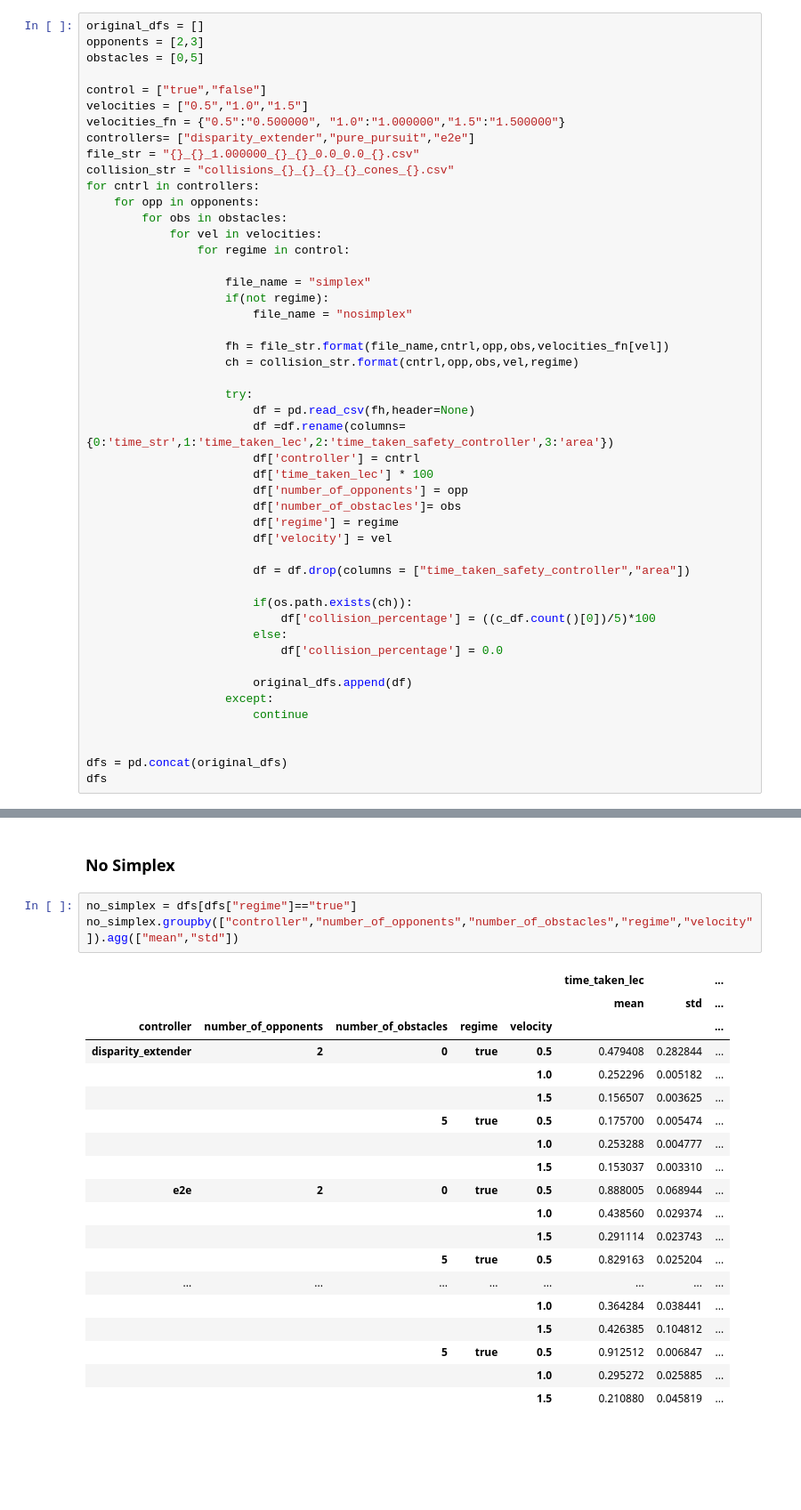
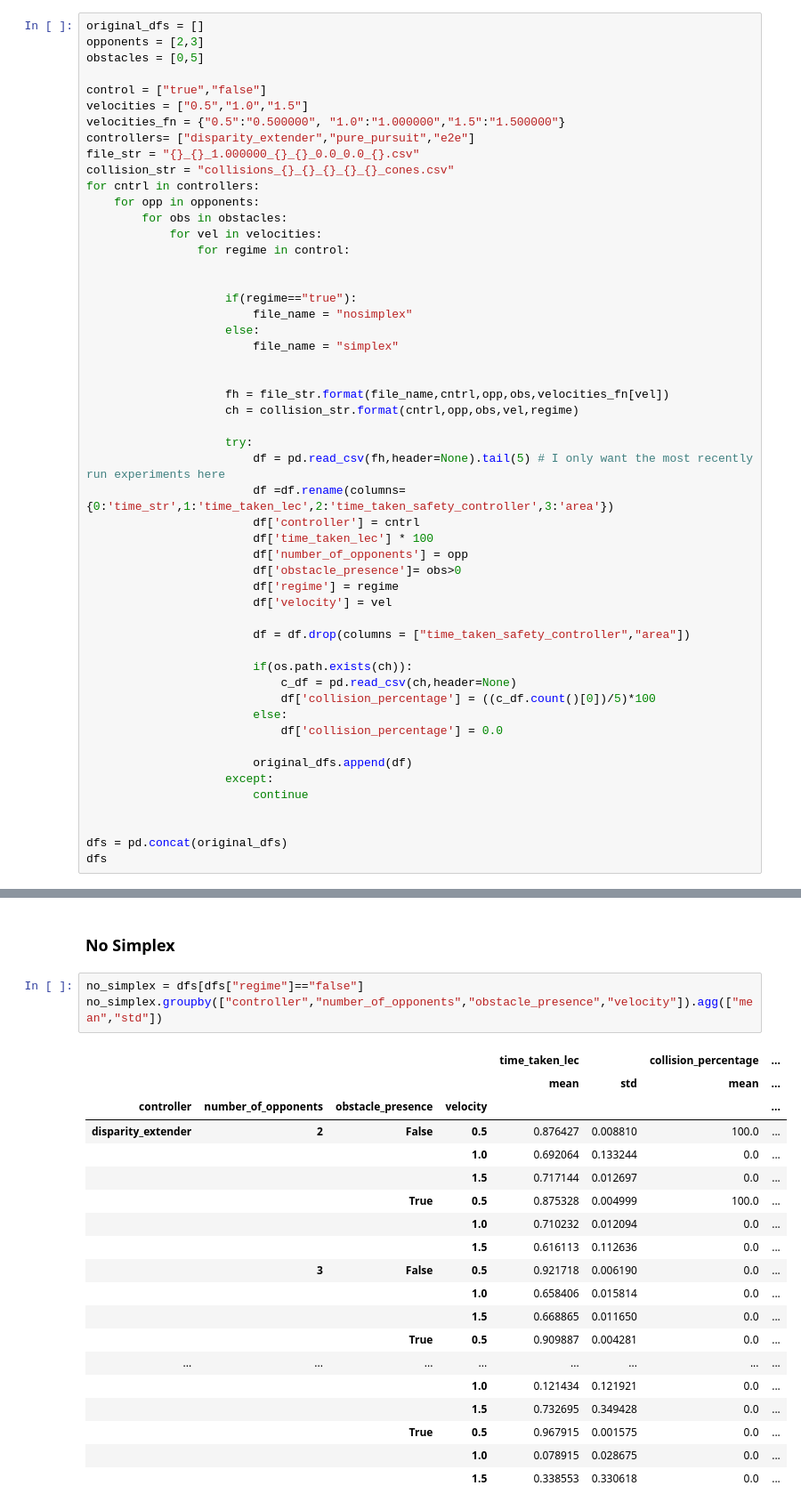
Before and after one commit to pmusau17/Platooning-F1Tenth, a Jupyter notebook: src/rtreach/logs/aij_experiments/Simplex vs Control Experiments.ipynb, the cells around one changed output, grey strips where cells are left out. Shown at 89% size. Saved outputs shown, nothing was run; the diff lists cells and outputs as text; blank space fills up the shorter version.

```diff
--- a/src/rtreach/logs/aij_experiments/Simplex vs Control Experiments.ipynb
+++ b/src/rtreach/logs/aij_experiments/Simplex vs Control Experiments.ipynb
@@ -20,33 +31,37 @@ velocities = ["0.5","1.0","1.5"]
 velocities_fn = {"0.5":"0.500000", "1.0":"1.000000","1.5":"1.500000"}
 controllers= ["disparity_extender","pure_pursuit","e2e"]
 file_str = "{}_{}_1.000000_{}_{}_0.0_0.0_{}.csv"
-collision_str = "collisions_{}_{}_{}_{}_cones_{}.csv"
+collision_str = "collisions_{}_{}_{}_{}_{}_cones.csv"
 for cntrl in controllers:
     for opp in opponents:
         for obs in obstacles:
             for vel in velocities:
                 for regime in control:
 
-                    file_name = "simplex"
-                    if(not regime):
+
+                    if(regime=="true"):
                         file_name = "nosimplex"
+                    else:
+                        file_name = "simplex"
+
 
                     fh = file_str.format(file_name,cntrl,opp,obs,velocities_fn[vel])
                     ch = collision_str.format(cntrl,opp,obs,vel,regime)
 
                     try:
-                        df = pd.read_csv(fh,header=None)
+                        df = pd.read_csv(fh,header=None).tail(5) # I only want the most recently run experiments here
                         df =df.rename(columns={0:'time_str',1:'time_taken_lec',2:'time_taken_safety_controller',3:'area'})
                         df['controller'] = cntrl
                         df['time_taken_lec'] * 100
                         df['number_of_opponents'] = opp
-                        df['number_of_obstacles']= obs
+                        df['obstacle_presence']= obs>0
                         df['regime'] = regime
                         df['velocity'] = vel
 
                         df = df.drop(columns = ["time_taken_safety_controller","area"])
 
                         if(os.path.exists(ch)):
+                            c_df = pd.read_csv(ch,header=None)
                             df['collision_percentage'] = ((c_df.count()[0])/5)*100
                         else:
                             df['collision_percentage'] = 0.0
@@ -140,25 +159,25 @@ simplex.groupby(["controller","number_of_opponents","number_of_obstacles","regim
 # %% [markdown]
 ### No Simplex
 # %%
-no_simplex = dfs[dfs["regime"]=="true"]
-no_simplex.groupby(["controller","number_of_opponents","number_of_obstacles","regime","velocity"]).agg(["mean","std"])
+no_simplex = dfs[dfs["regime"]=="false"]
+no_simplex.groupby(["controller","number_of_opponents","obstacle_presence","velocity"]).agg(["mean","std"])
 # %% [output]
-|  |  |  |  |  | time_taken_lec |  | ... |
-|  |  |  |  |  | mean | std | ... |
-| controller | number_of_opponents | number_of_obstacles | regime | velocity |  |  | ... |
-| disparity_extender | 2 | 0 | true | 0.5 | 0.479408 | 0.282844 | ... |
-|  |  |  |  | 1.0 | 0.252296 | 0.005182 | ... |
-|  |  |  |  | 1.5 | 0.156507 | 0.003625 | ... |
-|  |  | 5 | true | 0.5 | 0.175700 | 0.005474 | ... |
-|  |  |  |  | 1.0 | 0.253288 | 0.004777 | ... |
-|  |  |  |  | 1.5 | 0.153037 | 0.003310 | ... |
-| e2e | 2 | 0 | true | 0.5 | 0.888005 | 0.068944 | ... |
-|  |  |  |  | 1.0 | 0.438560 | 0.029374 | ... |
-|  |  |  |  | 1.5 | 0.291114 | 0.023743 | ... |
-|  |  | 5 | true | 0.5 | 0.829163 | 0.025204 | ... |
+|  |  |  |  | time_taken_lec |  | collision_percentage | ... |
+|  |  |  |  | mean | std | mean | ... |
+| controller | number_of_opponents | obstacle_presence | velocity |  |  |  | ... |
+| disparity_extender | 2 | False | 0.5 | 0.876427 | 0.008810 | 100.0 | ... |
+|  |  |  | 1.0 | 0.692064 | 0.133244 | 0.0 | ... |
+|  |  |  | 1.5 | 0.717144 | 0.012697 | 0.0 | ... |
+|  |  | True | 0.5 | 0.875328 | 0.004999 | 100.0 | ... |
+|  |  |  | 1.0 | 0.710232 | 0.012094 | 0.0 | ... |
+|  |  |  | 1.5 | 0.616113 | 0.112636 | 0.0 | ... |
+|  | 3 | False | 0.5 | 0.921718 | 0.006190 | 0.0 | ... |
+|  |  |  | 1.0 | 0.658406 | 0.015814 | 0.0 | ... |
+|  |  |  | 1.5 | 0.668865 | 0.011650 | 0.0 | ... |
+|  |  | True | 0.5 | 0.909887 | 0.004281 | 0.0 | ... |
 | ... | ... | ... | ... | ... | ... | ... | ... |
-|  |  |  |  | 1.0 | 0.364284 | 0.038441 | ... |
-|  |  |  |  | 1.5 | 0.426385 | 0.104812 | ... |
-|  |  | 5 | true | 0.5 | 0.912512 | 0.006847 | ... |
-|  |  |  |  | 1.0 | 0.295272 | 0.025885 | ... |
-|  |  |  |  | 1.5 | 0.210880 | 0.045819 | ... |
+|  |  |  | 1.0 | 0.121434 | 0.121921 | 0.0 | ... |
+|  |  |  | 1.5 | 0.732695 | 0.349428 | 0.0 | ... |
+|  |  | True | 0.5 | 0.967915 | 0.001575 | 0.0 | ... |
+|  |  |  | 1.0 | 0.078915 | 0.028675 | 0.0 | ... |
+|  |  |  | 1.5 | 0.338553 | 0.330618 | 0.0 | ... |
```
Also changed, not shown: parts of 6 cells of this notebook.
